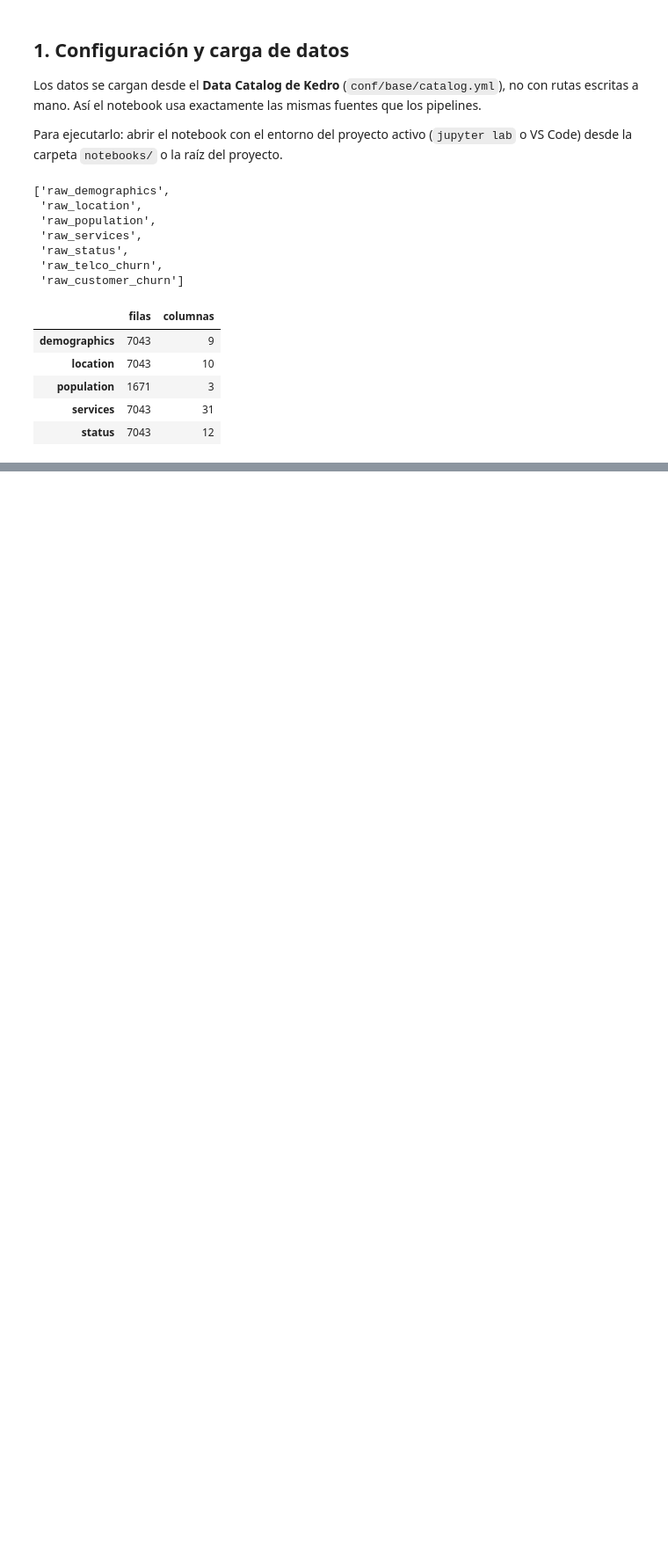
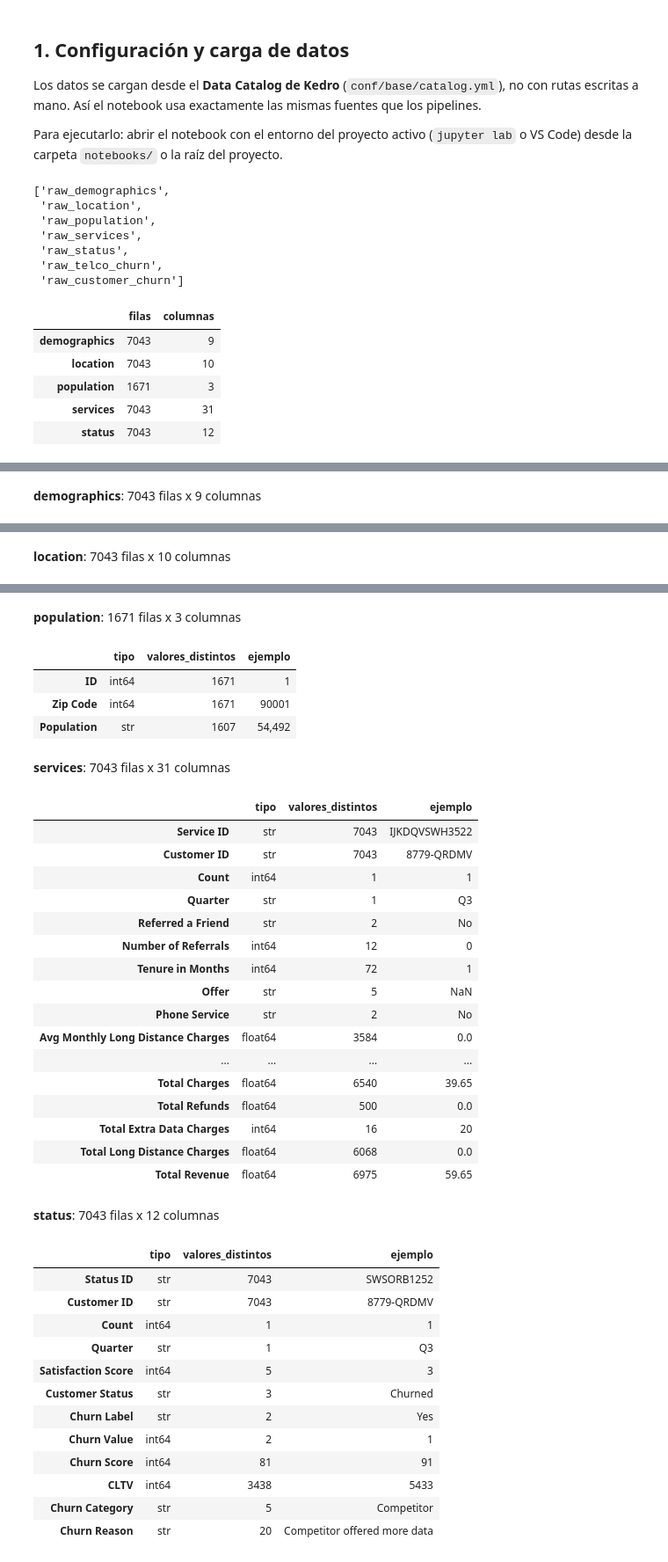
Before and after one commit to Antonio-3108/Proyecto-ML-for-Buisness, a Jupyter notebook: notebooks/01_exploracion.ipynb, the cells around one changed output, grey strips where cells are left out. Shown at 88% size. Cells and saved outputs as stored; diff of their text form; code cells hidden in the pictures; blank space fills up the shorter version.

```diff
--- a/notebooks/01_exploracion.ipynb
+++ b/notebooks/01_exploracion.ipynb
@@ -82,0 +102,8 @@ pd.DataFrame(
+# %%
+from IPython.display import Markdown
+
+for nombre, df in tablas.items():
+    display(Markdown(f"**{nombre}**: {df.shape[0]} filas x {df.shape[1]} columnas"))
+    display(resumen_columnas(df))
+# %% [output]
+**demographics**: 7043 filas x 9 columnas
@@ -82,0 +120 @@ pd.DataFrame(
+**location**: 7043 filas x 10 columnas
@@ -82,0 +132,37 @@ pd.DataFrame(
+**population**: 1671 filas x 3 columnas
+|  | tipo | valores_distintos | ejemplo |
+| ID | int64 | 1671 | 1 |
+| Zip Code | int64 | 1671 | 90001 |
+| Population | str | 1607 | 54,492 |
+**services**: 7043 filas x 31 columnas
+|  | tipo | valores_distintos | ejemplo |
+| Service ID | str | 7043 | IJKDQVSWH3522 |
+| Customer ID | str | 7043 | 8779-QRDMV |
+| Count | int64 | 1 | 1 |
+| Quarter | str | 1 | Q3 |
+| Referred a Friend | str | 2 | No |
+| Number of Referrals | int64 | 12 | 0 |
+| Tenure in Months | int64 | 72 | 1 |
+| Offer | str | 5 | NaN |
+| Phone Service | str | 2 | No |
+| Avg Monthly Long Distance Charges | float64 | 3584 | 0.0 |
+| ... | ... | ... | ... |
+| Total Charges | float64 | 6540 | 39.65 |
+| Total Refunds | float64 | 500 | 0.0 |
+| Total Extra Data Charges | int64 | 16 | 20 |
+| Total Long Distance Charges | float64 | 6068 | 0.0 |
+| Total Revenue | float64 | 6975 | 59.65 |
+**status**: 7043 filas x 12 columnas
+|  | tipo | valores_distintos | ejemplo |
+| Status ID | str | 7043 | SWSORB1252 |
+| Customer ID | str | 7043 | 8779-QRDMV |
+| Count | int64 | 1 | 1 |
+| Quarter | str | 1 | Q3 |
+| Satisfaction Score | int64 | 5 | 3 |
+| Customer Status | str | 3 | Churned |
+| Churn Label | str | 2 | Yes |
+| Churn Value | int64 | 2 | 1 |
+| Churn Score | int64 | 81 | 91 |
+| CLTV | int64 | 3438 | 5433 |
+| Churn Category | str | 5 | Competitor |
+| Churn Reason | str | 20 | Competitor offered more data |
```
Also changed, not shown: parts of 10 cells of this notebook.
